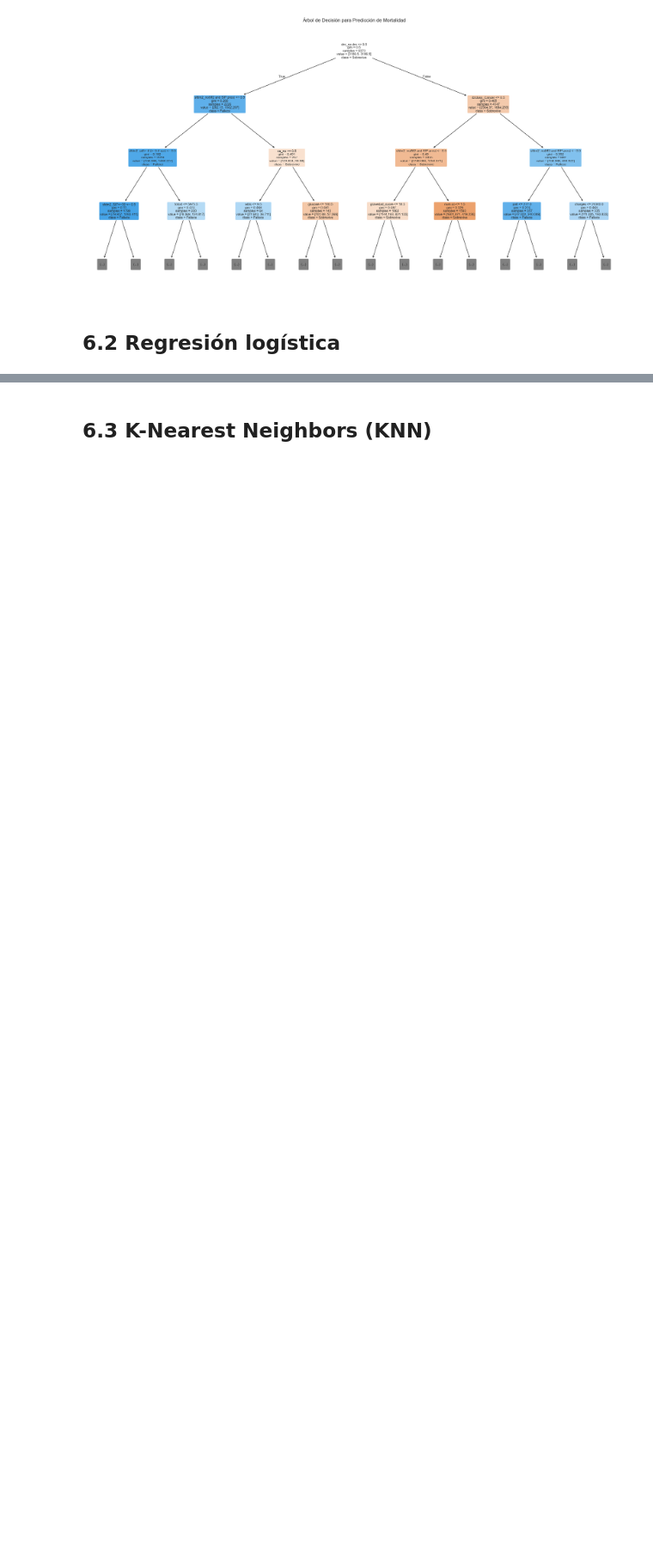
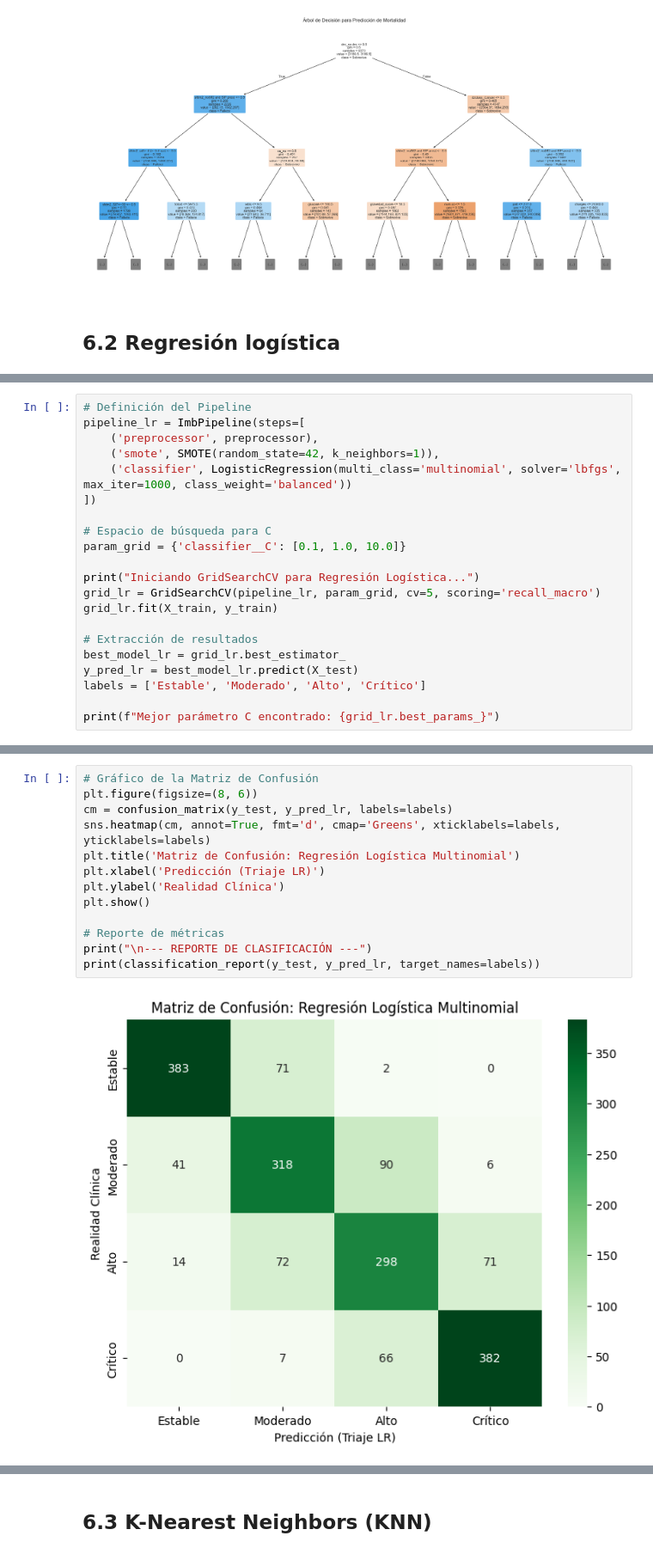
Before and after one commit to nrapun/proyecto_AA, a Jupyter notebook: notebook_proyectoAA.ipynb, the cells around one changed output, grey strips where cells are left out. Shown at 86% size. Cells and saved outputs as stored; diff of their text form; blank space fills up the shorter version.

```diff
--- a/notebook_proyectoAA.ipynb
+++ b/notebook_proyectoAA.ipynb
@@ -969,0 +1008,21 @@ plt.show()
+# %%
+# Definición del Pipeline
+pipeline_lr = ImbPipeline(steps=[
+    ('preprocessor', preprocessor),
+    ('smote', SMOTE(random_state=42, k_neighbors=1)),
+    ('classifier', LogisticRegression(multi_class='multinomial', solver='lbfgs', max_iter=1000, class_weight='balanced'))
+])
+
+# Espacio de búsqueda para C
+param_grid = {'classifier__C': [0.1, 1.0, 10.0]}
+
+print("Iniciando GridSearchCV para Regresión Logística...")
+grid_lr = GridSearchCV(pipeline_lr, param_grid, cv=5, scoring='recall_macro')
+grid_lr.fit(X_train, y_train)
+
+# Extracción de resultados
+best_model_lr = grid_lr.best_estimator_
+y_pred_lr = best_model_lr.predict(X_test)
+labels = ['Estable', 'Moderado', 'Alto', 'Crítico']
+
+print(f"Mejor parámetro C encontrado: {grid_lr.best_params_}")
@@ -969,0 +1040,15 @@ plt.show()
+# %%
+# Gráfico de la Matriz de Confusión
+plt.figure(figsize=(8, 6))
+cm = confusion_matrix(y_test, y_pred_lr, labels=labels)
+sns.heatmap(cm, annot=True, fmt='d', cmap='Greens', xticklabels=labels, yticklabels=labels)
+plt.title('Matriz de Confusión: Regresión Logística Multinomial')
+plt.xlabel('Predicción (Triaje LR)')
+plt.ylabel('Realidad Clínica')
+plt.show()
+
+# Reporte de métricas
+print("\n--- REPORTE DE CLASIFICACIÓN ---")
+print(classification_report(y_test, y_pred_lr, target_names=labels))
+# %% [output]
+[figure, added]
```
Also changed, not shown: parts of 19 cells of this notebook.
